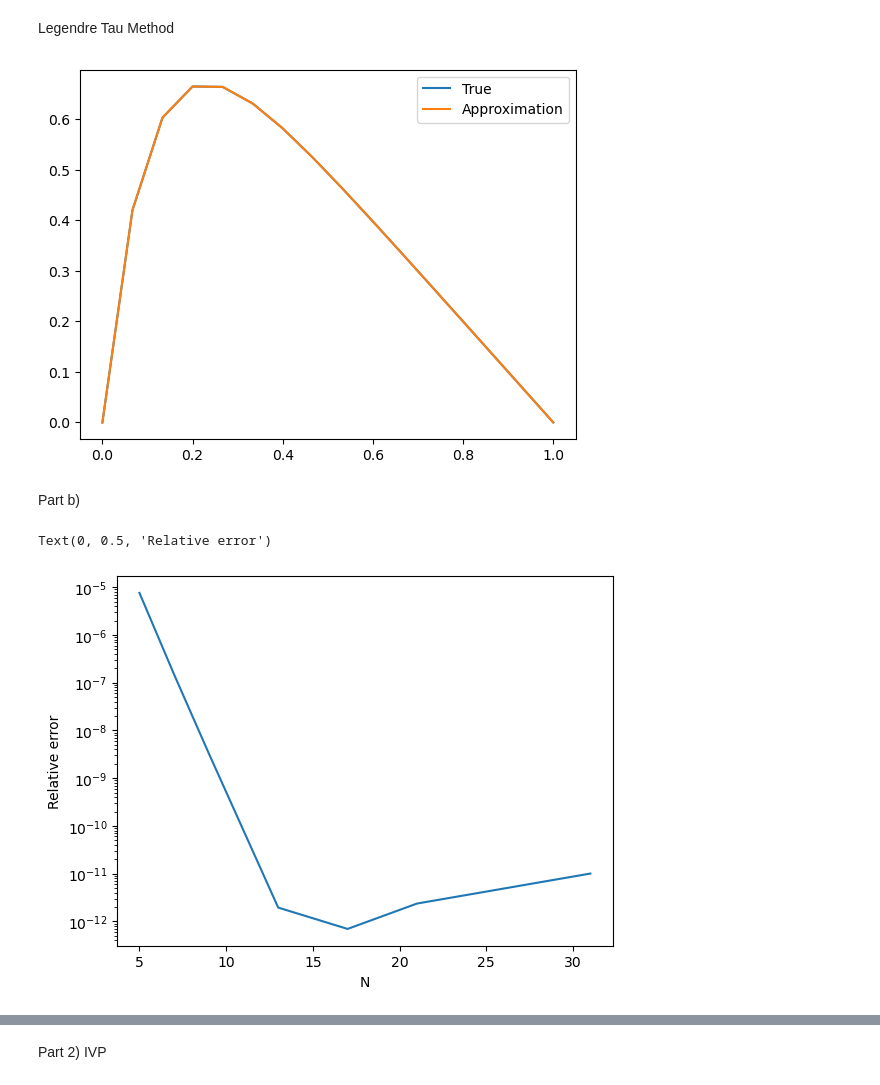
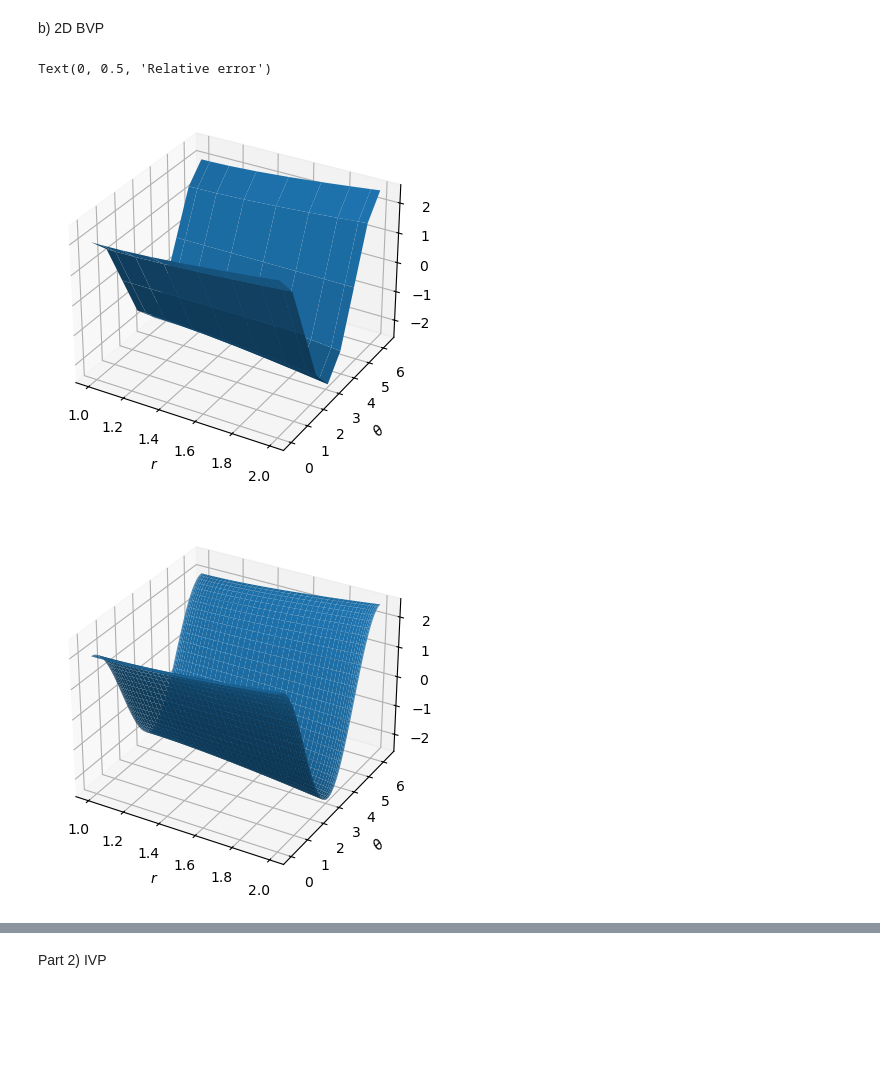
Before and after one commit to deding2000/02689_Assignments, a Jupyter notebook: christian_ass2_p1.ipynb, the cells around one changed output, grey strips where cells are left out. Cells and saved outputs as stored; diff of their text form; code cells hidden in the pictures; blank space fills up the shorter version.

Commit message:
more done with part 2

```diff
--- a/christian_ass2_p1.ipynb
+++ b/christian_ass2_p1.ipynb
@@ -53,29 +66,13 @@ Text(0, 0.5, 'Relative error')
-# %% [markdown]
-Legendre Tau Method
-# %%
-m = 16
-#X = np.arange(m)/m*2 - 1
-X = np.linspace(0,1,m)
-eps = 0.1
-testsol = LTM_2ord((X*2)-1, m, -eps*4, -2,None)
-
-plt.figure
-plt.plot(X,true_u(X,eps),label="True")
-plt.plot(X,testsol,label="Approximation")
-plt.legend()
-plt.show()
-# %% [output]
-[figure, removed]
-# %% [markdown]
-Part b)
+# %% [markdown]
+b) 2D BVP
 # %%
 def true_phi(r,theta):
     return (r+1/r)*np.cos(theta)
 
-plot_example = False
+plot_2d_approximations = True
 rel_errors = []
-Ns = np.array([4,6,8,12,16,20,30])
-Ns = Ns+1 # Need uneven for our Fourier matrix to work
+Ns = np.array([4,6,8,12,16,20,24,30,34])
+Ns = Ns+1 # Need uneven for our current Fourier matrix to work
 for N in Ns:
 
     ### r - direction
@@ -90,7 +87,7 @@ for N in Ns:
     D_theta = np.vstack([D_theta,D_theta[0]])
     D_theta = np.c_[D_theta,np.zeros(N)] # again to include boundary point
 
-    ### 2d matrices
+    ### 2D matrices
     Dtheta_2d = np.kron(D_theta,np.identity(N))
     Dr_2d = np.kron(np.identity(N),D_r)
     I_r = np.kron(np.identity(N),np.diag(1/X_r))
@@ -108,38 +105,53 @@ for N in Ns:
         index = (N-1) + N*i
         b1 = np.zeros(N**2)
         b1[index] = 1
         LN[index,:] = b1
         RHS[index] = 2.5*np.cos(X_theta[i])
         ##
         index = i
         b1 = np.zeros(N**2)
         b1[index] = 1
         LN[index,:] = b1
         RHS[index] = X_r[i]+1/X_r[i]
         ##
         index = (N-1)*N + i
         b1 = np.zeros(N**2)
         b1[index] = 1
         LN[index,:] = b1
         RHS[index] = X_r[i]+1/X_r[i]
 
     u_hat = np.linalg.solve(LN,RHS)
     r,theta = np.meshgrid(X_r, X_theta)
     true_sol = true_phi(r,theta)
     u_hat = u_hat.reshape((N,N))
     rel_errors.append(np.linalg.norm(true_sol - u_hat)/np.linalg.norm(true_sol))
-    if N == 6 and plot_example:
-        print("rel error")
-        print(np.linalg.norm(true_sol - u_hat)/np.linalg.norm(true_sol))
-        print("True")
-        print(true_sol)
-        print("Uhat")
-        print(u_hat)
+    if N == 9 and plot_2d_approximations:
+        fig = plt.figure()
+        ax = fig.add_subplot(projection='3d')
+        ax.plot_surface(r,theta,u_hat)
+        ax.set_xlabel(r'$r$')
+        ax.set_ylabel(r'$\theta$')
+        N_fine = 50
+        x_r = JacobiGL(0,0,N_fine-1)
+        X_r = (x_r+3)/2
+        x_theta = [2*np.pi*j/(N_fine-1) for j in range(N_fine-1)]
+        X_theta = np.concatenate([x_theta,[2*np.pi]])
+        r,theta = np.meshgrid(X_r, X_theta)
+        # x,y = np.meshgrid(np.cos(X_theta)*X_r, np.sin(X_theta)*X_r)
+        true_sol = true_phi(r,theta)
+        fig = plt.figure()
+        ax = fig.add_subplot(projection='3d')
+        ax.plot_surface(r,theta,true_sol)
+        ax.set_xlabel(r'$r$')
+        ax.set_ylabel(r'$\theta$')
+
+
 
 plt.figure()
 plt.semilogy(Ns,rel_errors)
 plt.xlabel("N")
 plt.ylabel("Relative error")
 # %% [output]
 Text(0, 0.5, 'Relative error')
-[figure, old version]
+[figure, new version]
+[figure, added]
```
Also changed, not shown: parts of 6 cells of this notebook.
